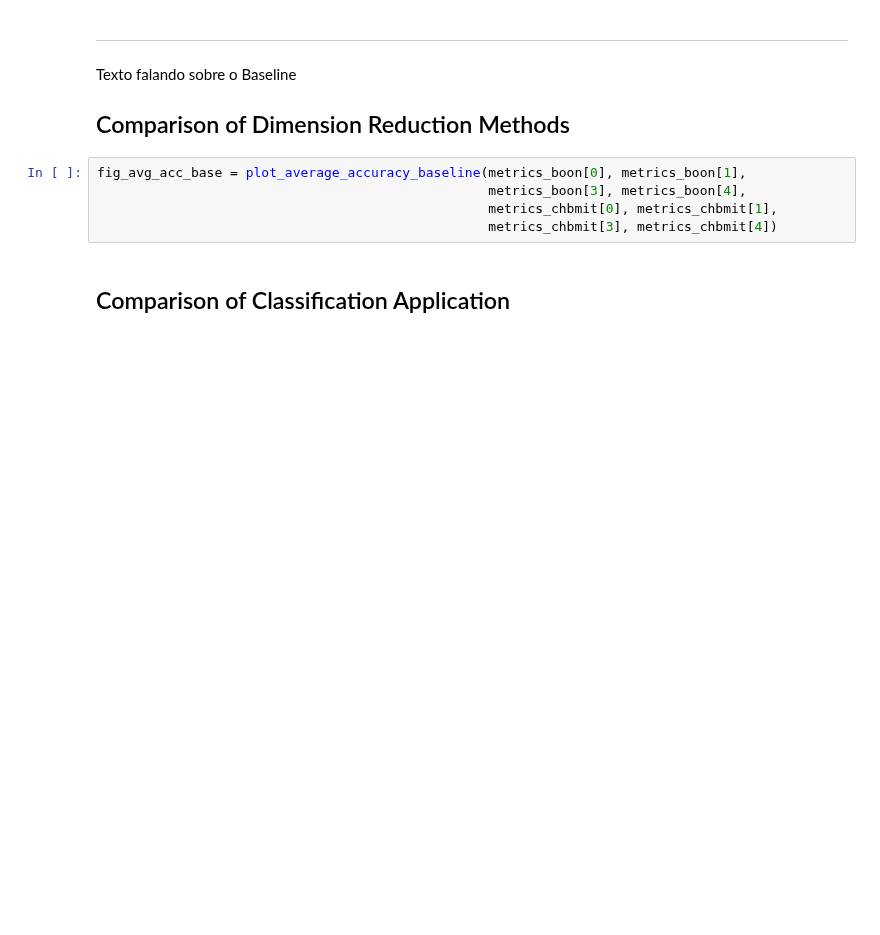
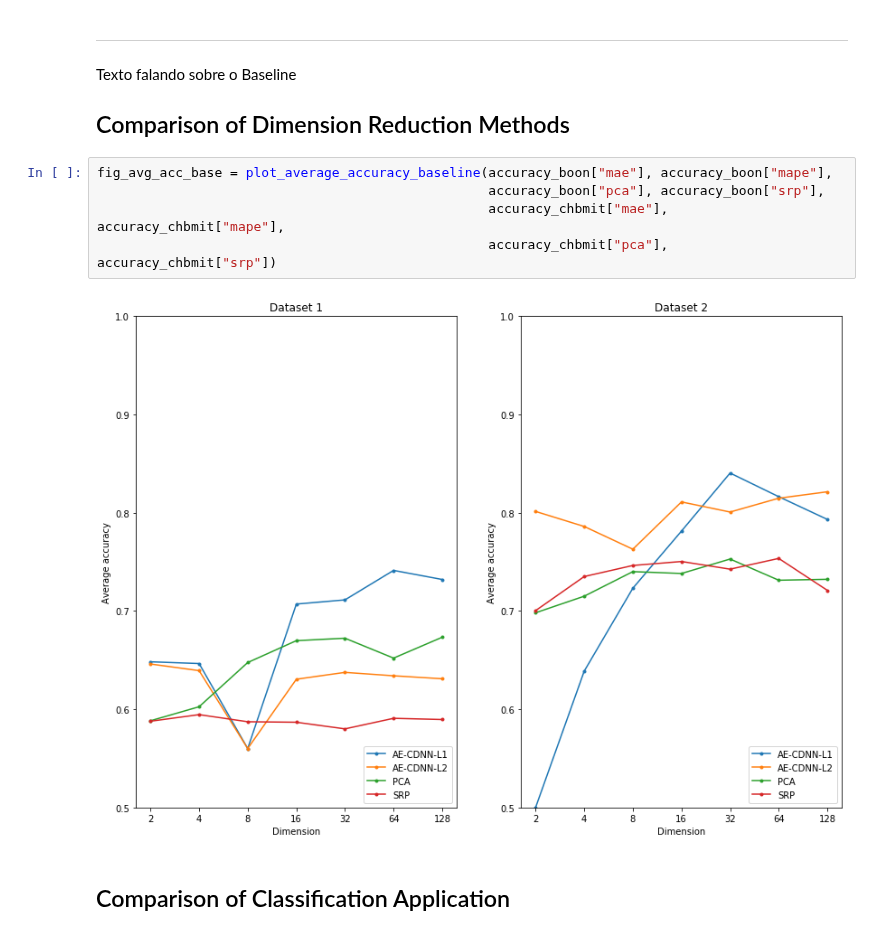
Before and after one commit to bruAristimunha/Re-Deep-Convolution-Neural-Network-and-Autoencoders-Based-Unsupervised-Feature-Learning-of-EEG, a Jupyter notebook: notebook/Jupyter_Paper_Re-Deep Convolution Neural Network and Autoencoders-Based Unsupervised Feature Learning of EEG Signals.ipynb, the cells around one changed output. Cells and saved outputs as stored; diff of their text form; blank space fills up the shorter version.

```diff
--- a/notebook/Jupyter_Paper_Re-Deep Convolution Neural Network and Autoencoders-Based Unsupervised Feature Learning of EEG Signals.ipynb
+++ b/notebook/Jupyter_Paper_Re-Deep Convolution Neural Network and Autoencoders-Based Unsupervised Feature Learning of EEG Signals.ipynb
@@ -565,11 +699,13 @@ fig_change_loss = plot_change_loss(history_l1, history_l2)
 Texto falando sobre o Baseline
 
 ## Comparison of Dimension Reduction Methods
-# %%
-fig_avg_acc_base = plot_average_accuracy_baseline(metrics_boon[0], metrics_boon[1],
-                                                  metrics_boon[3], metrics_boon[4],
-                                                  metrics_chbmit[0], metrics_chbmit[1],
-                                                  metrics_chbmit[3], metrics_chbmit[4])
+# %%
+fig_avg_acc_base = plot_average_accuracy_baseline(accuracy_boon["mae"], accuracy_boon["mape"],
+                                                  accuracy_boon["pca"], accuracy_boon["srp"],
+                                                  accuracy_chbmit["mae"], accuracy_chbmit["mape"],
+                                                  accuracy_chbmit["pca"], accuracy_chbmit["srp"])
+# %% [output]
+[figure, added]
 # %% [markdown]
 ## Comparison of Classification Application
 # %% [markdown]
```
Also changed, not shown: parts of 22 cells of this notebook, 6 other files.
